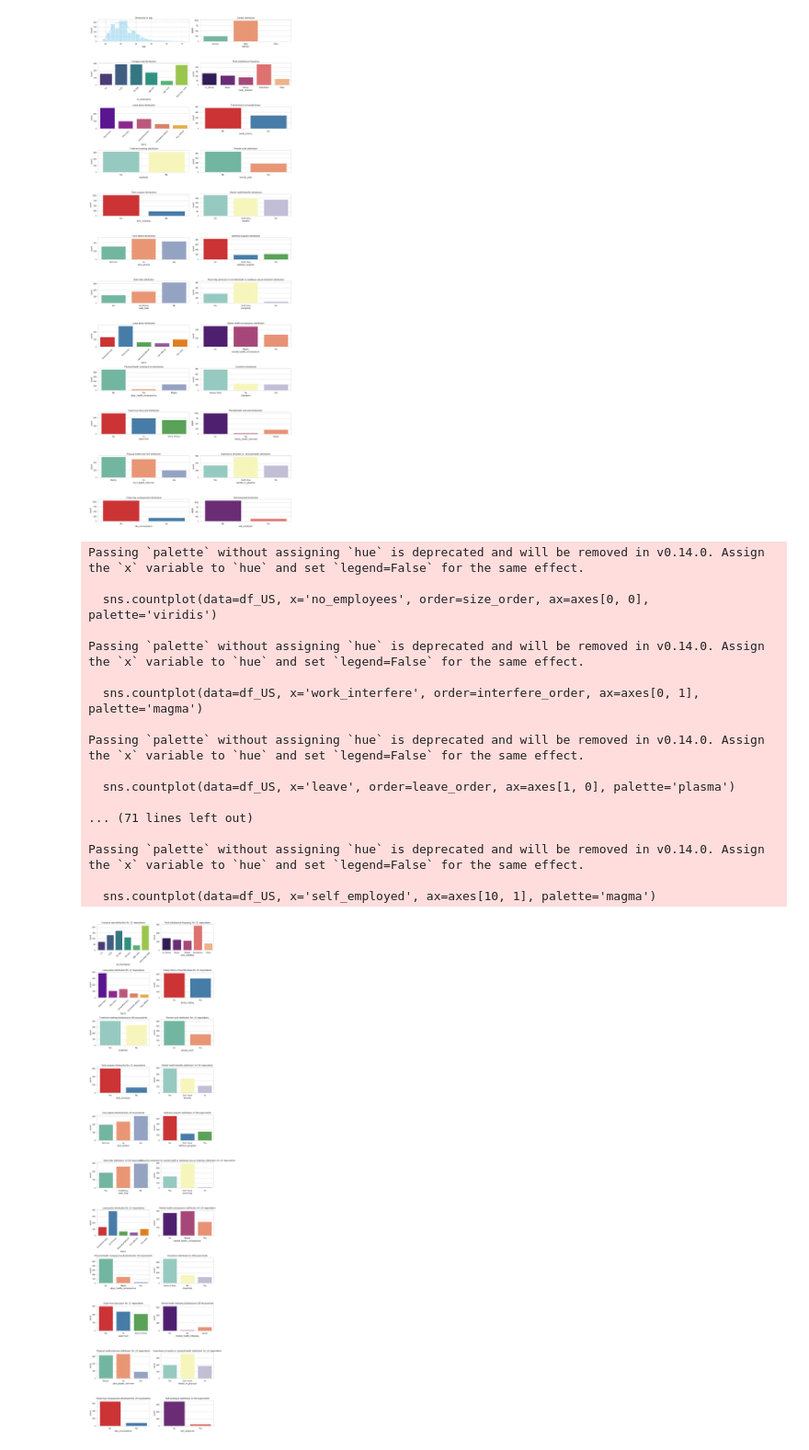
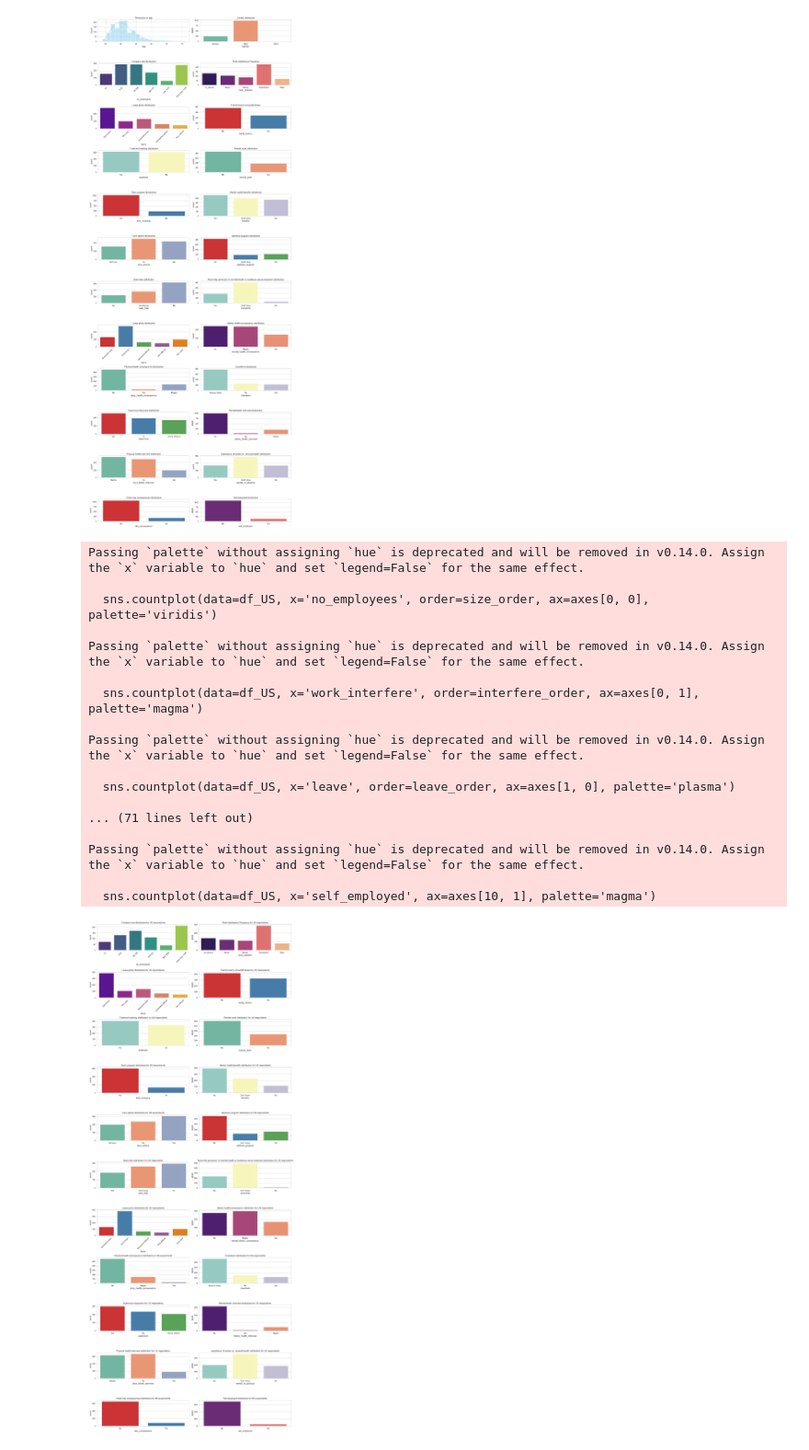
Before and after one commit to natalia5678/dm_project_imported, a Jupyter notebook: projDM.ipynb, the cells around one changed output. Shown at 92% size. Cells and saved outputs as stored; diff of their text form; code cells hidden in the pictures.

```diff
--- a/projDM.ipynb
+++ b/projDM.ipynb
@@ -298,7 +298,7 @@ Passing `palette` without assigning `hue` is deprecated and will be removed in v
 df_US = df[(df['Country'] == 'United States')].copy()
 
 sns.set_theme(style="whitegrid")
-fig, axes = plt.subplots(11, 2, figsize=(10, 40))
+fig, axes = plt.subplots(11, 2, figsize=(16, 40))
 
 size_order = ['1-5', '6-25', '26-100', '100-500', '500-1000', 'More than 1000']
 sns.countplot(data=df_US, x='no_employees', order=size_order, ax=axes[0, 0], palette='viridis')
@@ -365,34 +365,34 @@ axes[9, 0].set_title('Physical health interview distribution for US respondents'
 
 sns.countplot(data=df_US, x='mental_vs_physical', ax=axes[9, 1], palette='Set3')
 axes[9, 1].set_title('Importance of mental vs. physical health distribution for US respondents')
 
 sns.countplot(data=df_US, x='obs_consequence', ax=axes[10, 0], palette='Set1')
 axes[10, 0].set_title('Observing consequences distribution for US respondents')
 
 sns.countplot(data=df_US, x='self_employed', ax=axes[10, 1], palette='magma')
 axes[10, 1].set_title('Self-employed distribution for US respondents')
 
 plt.tight_layout()
 plt.show()
 # %% [output]
 Passing `palette` without assigning `hue` is deprecated and will be removed in v0.14.0. Assign the `x` variable to `hue` and set `legend=False` for the same effect.
 
   sns.countplot(data=df_US, x='no_employees', order=size_order, ax=axes[0, 0], palette='viridis')
 
 Passing `palette` without assigning `hue` is deprecated and will be removed in v0.14.0. Assign the `x` variable to `hue` and set `legend=False` for the same effect.
 
   sns.countplot(data=df_US, x='work_interfere', order=interfere_order, ax=axes[0, 1], palette='magma')
 
 Passing `palette` without assigning `hue` is deprecated and will be removed in v0.14.0. Assign the `x` variable to `hue` and set `legend=False` for the same effect.
 
   sns.countplot(data=df_US, x='leave', order=leave_order, ax=axes[1, 0], palette='plasma')
 
 ... (71 lines left out)
 
 Passing `palette` without assigning `hue` is deprecated and will be removed in v0.14.0. Assign the `x` variable to `hue` and set `legend=False` for the same effect.
 
   sns.countplot(data=df_US, x='self_employed', ax=axes[10, 1], palette='magma')
-[figure, old version]
+[figure, new version]
 # %%
 # EDA for younger half of males
 
```
Also changed, not shown: parts of 4 cells of this notebook.
